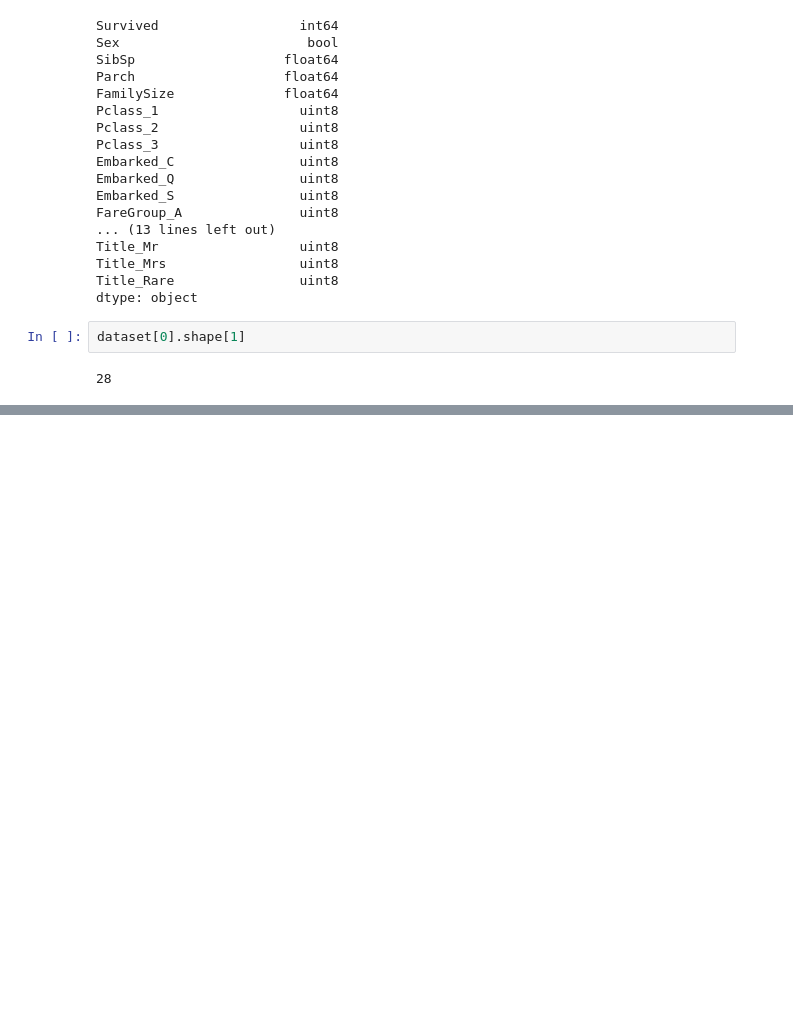
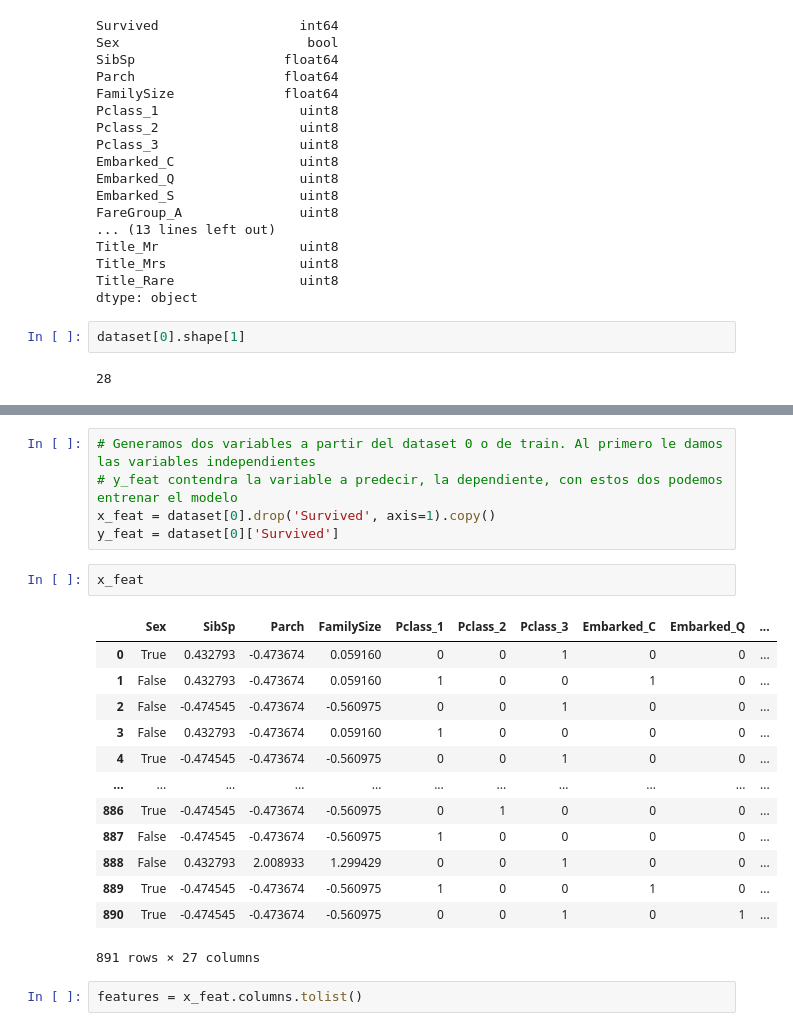
Before and after one commit to AngelloVillanueva/titanic_kaggle, a Jupyter notebook: Titanic.ipynb, the cells around one changed output, grey strips where cells are left out. Saved outputs shown, nothing was run; the diff lists cells and outputs as text; blank space fills up the shorter version.

```diff
--- a/Titanic.ipynb
+++ b/Titanic.ipynb
@@ -872,0 +820,23 @@ TypeError: '<=' not supported between instances of 'float' and 'str'
+# %%
+# Generamos dos variables a partir del dataset 0 o de train. Al primero le damos las variables independientes
+# y_feat contendra la variable a predecir, la dependiente, con estos dos podemos entrenar el modelo
+x_feat = dataset[0].drop('Survived', axis=1).copy()
+y_feat = dataset[0]['Survived']
+# %%
+x_feat
+# %% [output]
+|  | Sex | SibSp | Parch | FamilySize | Pclass_1 | Pclass_2 | Pclass_3 | Embarked_C | Embarked_Q | ... |
+| 0 | True | 0.432793 | -0.473674 | 0.059160 | 0 | 0 | 1 | 0 | 0 | ... |
+| 1 | False | 0.432793 | -0.473674 | 0.059160 | 1 | 0 | 0 | 1 | 0 | ... |
+| 2 | False | -0.474545 | -0.473674 | -0.560975 | 0 | 0 | 1 | 0 | 0 | ... |
+| 3 | False | 0.432793 | -0.473674 | 0.059160 | 1 | 0 | 0 | 0 | 0 | ... |
+| 4 | True | -0.474545 | -0.473674 | -0.560975 | 0 | 0 | 1 | 0 | 0 | ... |
+| ... | ... | ... | ... | ... | ... | ... | ... | ... | ... | ... |
+| 886 | True | -0.474545 | -0.473674 | -0.560975 | 0 | 1 | 0 | 0 | 0 | ... |
+| 887 | False | -0.474545 | -0.473674 | -0.560975 | 1 | 0 | 0 | 0 | 0 | ... |
+| 888 | False | 0.432793 | 2.008933 | 1.299429 | 0 | 0 | 1 | 0 | 0 | ... |
+| 889 | True | -0.474545 | -0.473674 | -0.560975 | 1 | 0 | 0 | 1 | 0 | ... |
+| 890 | True | -0.474545 | -0.473674 | -0.560975 | 0 | 0 | 1 | 0 | 1 | ... |
+891 rows × 27 columns
+# %%
+features = x_feat.columns.tolist()
```
Also changed, not shown: parts of 28 cells of this notebook, 1 other file.
